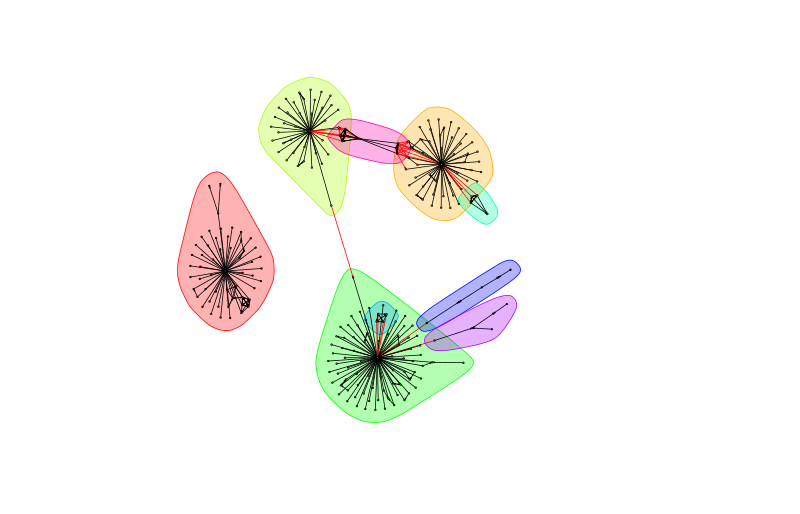
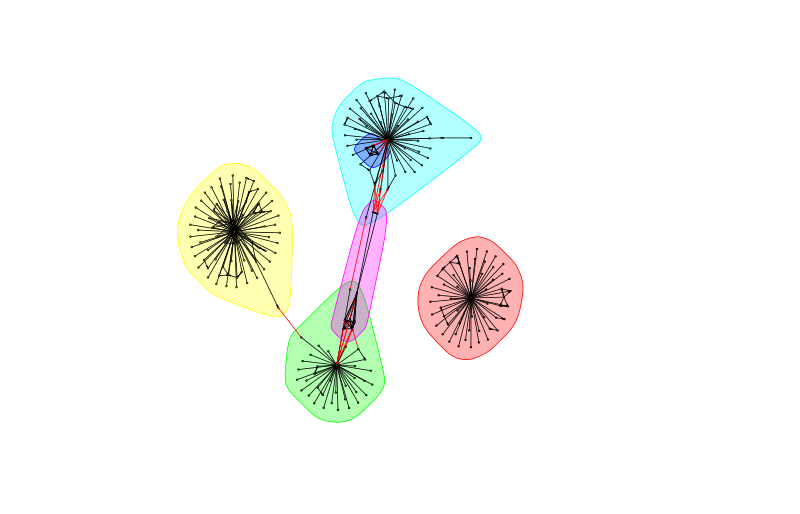
Before and after one commit to ucla-scai/Public-Health, a Jupyter notebook: drawGraph.ipynb, the cells around one changed output. Drawn from its saved outputs; the diff is of its cells as text; code cells hidden in the pictures.

```diff
--- a/drawGraph.ipynb
+++ b/drawGraph.ipynb
@@ -11,26 +8,26 @@ if (not.installed("igraph")) install.packages("igraph")
 # %%
 %%R
 
 library('igraph')
 
-dat <- read.table('Data/VariousTopics/edge_list.txt')
+dat <- read.table('Data/VariousTopics/0.4_edge_list.txt', comment.char = "")
 g <- graph.data.frame(dat,directed=T)
 #pdf("network.pdf", width = 200, height = 200)
 #plot(g, layout=layout.fruchterman.reingold.grid, vertex.size=1,
 #     edge.arrow.size=0.1, vertex.label=NA)
 
 ec <- leading.eigenvector.community(g, steps = -1, weights = E(g)$weight,
                               start = NULL, options = igraph.arpack.default,
                               callback = NULL, extra = NULL, env = parent.frame())
 
 
 plot(ec, g, vertex.label=NA,vertex.size=1,edge.arrow.size=0.1)
 
 #dev.off()
 
 #layout=layout.fruchterman.reingold(g, niter=10000)
 # %% [output]
-[figure, old version]
+[figure, new version]
 # %%
 %%R
 
```
Also changed, not shown: parts of 10 cells of this notebook, 3 other files.
